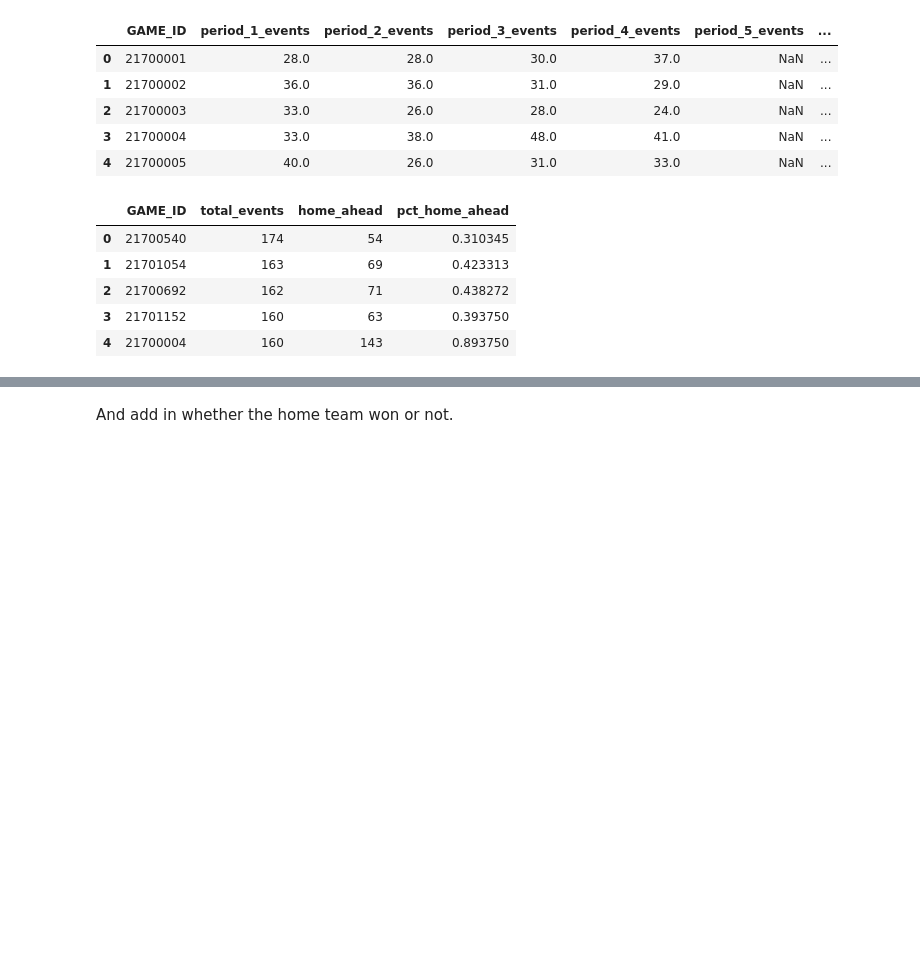
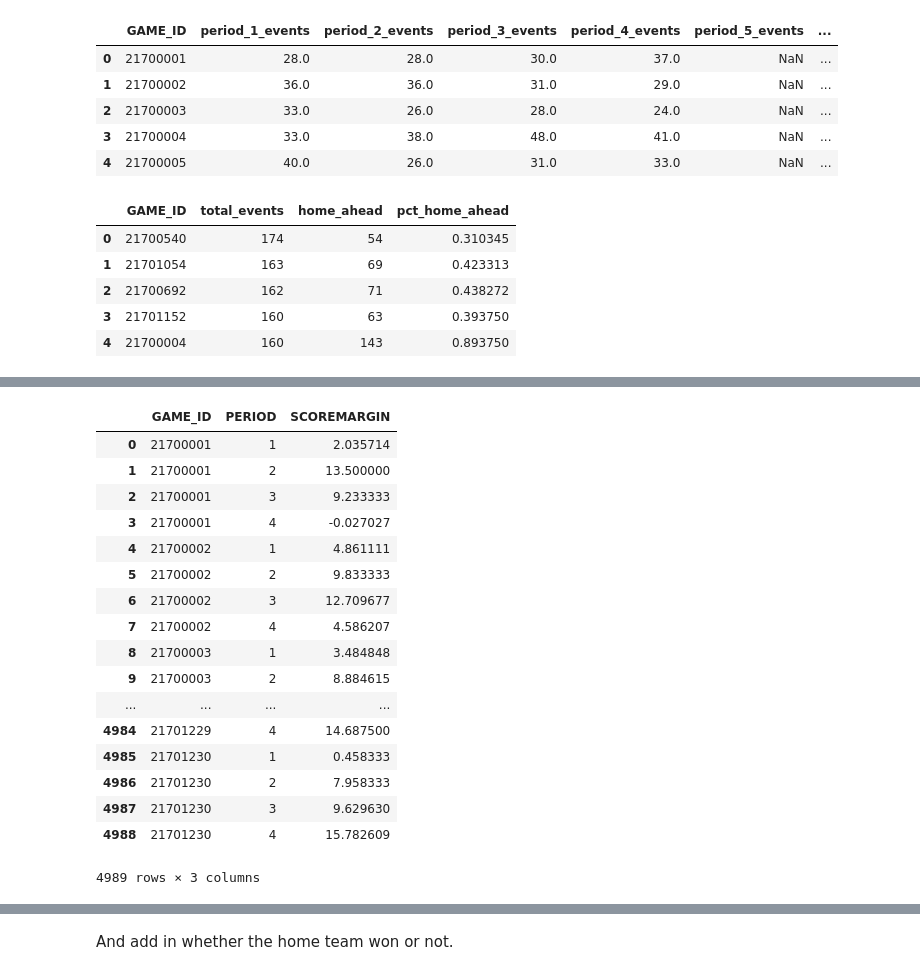
Before and after one commit to dogrdon/nba_data, a Jupyter notebook: comeback_processing.ipynb, the cells around one changed output, grey strips where cells are left out. Cells and saved outputs as stored; diff of their text form; code cells hidden in the pictures; blank space fills up the shorter version.

```diff
--- a/comeback_processing.ipynb
+++ b/comeback_processing.ipynb
@@ -289,0 +293,2 @@ total_calcs.head()
+# %%
+prepped_data['SCOREMARGIN'].replace('TIE', 0,inplace=True)
@@ -289,0 +305,2 @@ total_calcs.head()
+# %%
+prepped_data[['SCOREMARGIN']] = prepped_data[['SCOREMARGIN']].apply(pd.to_numeric)
@@ -289,0 +352,21 @@ total_calcs.head()
+# %%
+period_avg_margin
+# %% [output]
+|  | GAME_ID | PERIOD | SCOREMARGIN |
+| 0 | 21700001 | 1 | 2.035714 |
+| 1 | 21700001 | 2 | 13.500000 |
+| 2 | 21700001 | 3 | 9.233333 |
+| 3 | 21700001 | 4 | -0.027027 |
+| 4 | 21700002 | 1 | 4.861111 |
+| 5 | 21700002 | 2 | 9.833333 |
+| 6 | 21700002 | 3 | 12.709677 |
+| 7 | 21700002 | 4 | 4.586207 |
+| 8 | 21700003 | 1 | 3.484848 |
+| 9 | 21700003 | 2 | 8.884615 |
+| ... | ... | ... | ... |
+| 4984 | 21701229 | 4 | 14.687500 |
+| 4985 | 21701230 | 1 | 0.458333 |
+| 4986 | 21701230 | 2 | 7.958333 |
+| 4987 | 21701230 | 3 | 9.629630 |
+| 4988 | 21701230 | 4 | 15.782609 |
+4989 rows × 3 columns
```
Also changed, not shown: parts of 18 cells of this notebook, 1 other file.
